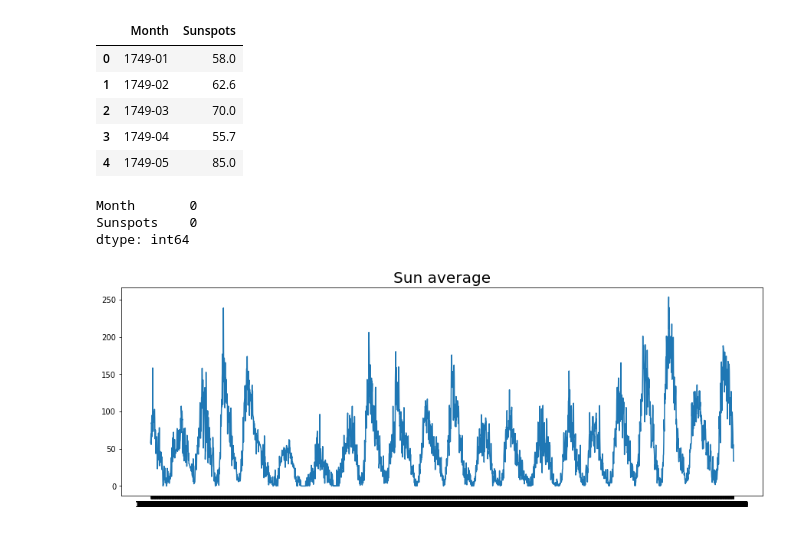
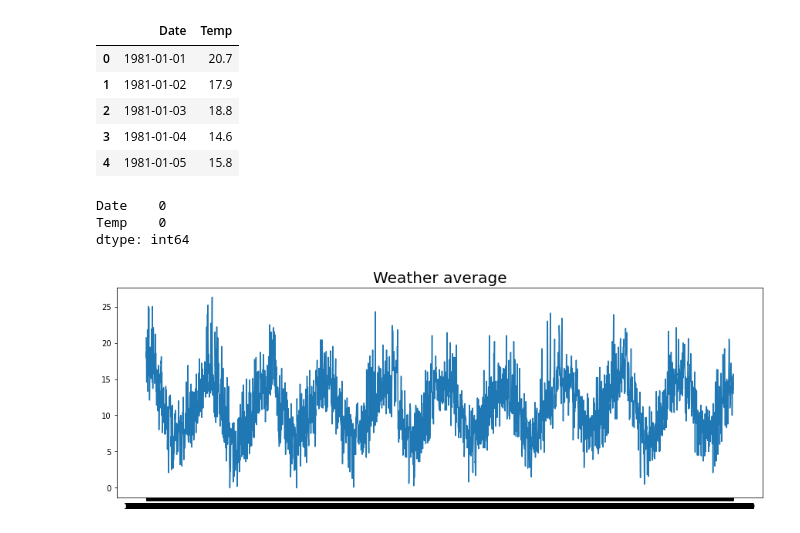
Before and after one commit to izzul112/ML_BPML_Submission-Time_Series, a Jupyter notebook: Submission_Time_Series.ipynb, the cells around one changed output. Saved outputs shown, nothing was run; the diff lists cells and outputs as text; code cells hidden in the pictures.

```diff
--- a/Submission_Time_Series.ipynb
+++ b/Submission_Time_Series.ipynb
@@ -7,29 +7,29 @@ from keras.layers import Dense, LSTM
 import matplotlib.pyplot as plt
 import tensorflow as tf
 # %%
-data_train = pd.read_csv('monthly-sunspots.csv')
+data_train = pd.read_csv('daily-min-temperatures.csv')
 data_train.head()
 # %% [output]
-|  | Month | Sunspots |
-| 0 | 1749-01 | 58.0 |
-| 1 | 1749-02 | 62.6 |
-| 2 | 1749-03 | 70.0 |
-| 3 | 1749-04 | 55.7 |
-| 4 | 1749-05 | 85.0 |
+|  | Date | Temp |
+| 0 | 1981-01-01 | 20.7 |
+| 1 | 1981-01-02 | 17.9 |
+| 2 | 1981-01-03 | 18.8 |
+| 3 | 1981-01-04 | 14.6 |
+| 4 | 1981-01-05 | 15.8 |
 # %%
 data_train.isnull().sum()
 # %% [output]
-Month       0
-Sunspots    0
+Date    0
+Temp    0
 dtype: int64
 # %%
-dates = data_train['Month'].values
-temp  = data_train['Sunspots'].values
+dates = data_train['Date'].values
+temp  = data_train['Temp'].values
 
 
 plt.figure(figsize=(15,5))
 plt.plot(dates, temp)
-plt.title('Sun average',
+plt.title('Weather average',
           fontsize=20);
 # %% [output]
-[figure, old version]
+[figure, new version]
```
Also changed, not shown: parts of 7 cells of this notebook.
